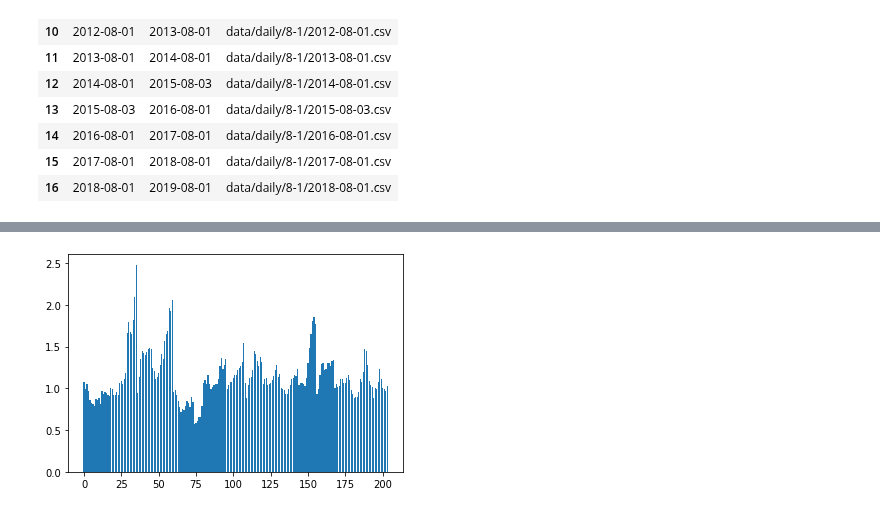
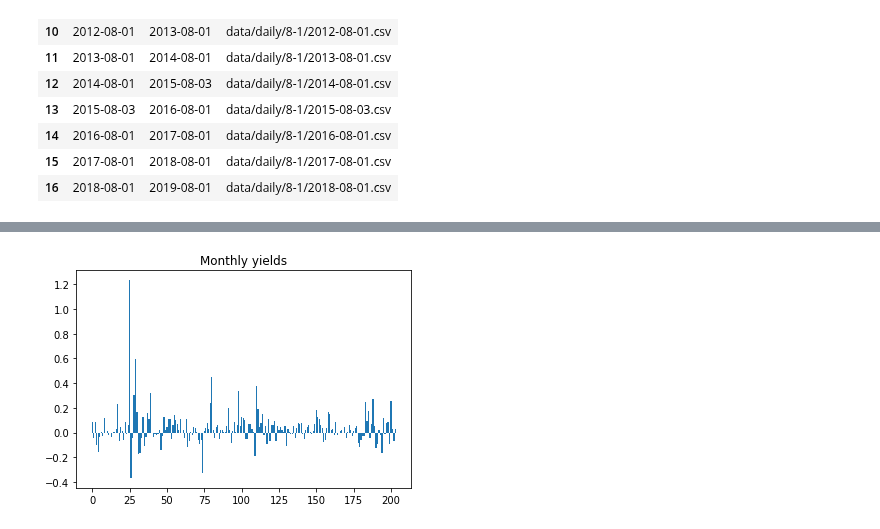
Before and after one commit to ethanscho/backtest-playground, a Jupyter notebook: backtest-monthly.ipynb, the cells around one changed output, grey strips where cells are left out. Drawn from its saved outputs; the diff is of its cells as text; code cells hidden in the pictures.

Commit message:
Plot monthly backtest result

```diff
--- a/backtest-monthly.ipynb
+++ b/backtest-monthly.ipynb
@@ -201,6 +162,0 @@ for i in range(len(filepaths)):
-# %%
-df_account['total'] = df_account['yearly_yield'].cumprod()
-# %%
-df_account['cagr'] = 0.0
-for i, row in enumerate(df_account.iterrows()):
-    df_account.at[i, 'cagr'] = pow(row[1]['total'], 1/(i+1))
@@ -228,10 +163,28 @@ df_account
-# %%
-monthly_yields = []
-for i in range(len(df_account)):
-    monthly_yields.extend(df_account.iloc[i]['yield'])
+# %%
+df_account['cum_yield'] = df_account['yearly_yield'].cumprod()
+
+df_account['cagr'] = 0.0
+for i, row in enumerate(df_account.iterrows()):
+    df_account.at[i, 'cagr'] = pow(row[1]['cum_yield'], 1/(i+1))
+cagr = df_account.iloc[len(df_account) - 1]['cagr']
+
+monthly_yields = []
+for i in range(len(df_account)):
+    monthly_yields.extend(df_account.iloc[i]['monthly_yield'])
+cum_monthly_yield = np.cumprod(np.array(monthly_yields) + 1)
+
+cagr_history = []
+for i, val in enumerate(cum_monthly_yield.tolist()):
+    year = (i + 1) / 12
+    cagr_history.append(pow(val, 1 / year))
+
+max_up = max(monthly_yields)
+min_down = min(monthly_yields)
+std_monthly_yield =  statistics.stdev(monthly_yields)
 # %%
 fig, ax = plt.subplots()
 plt.bar(np.arange(len(monthly_yields)), monthly_yields)
+plt.title('Monthly yields')
 plt.show()
 # %% [output]
-[figure, old version]
+[figure, new version]
```
Also changed, not shown: parts of 16 cells of this notebook, 3 other files.
